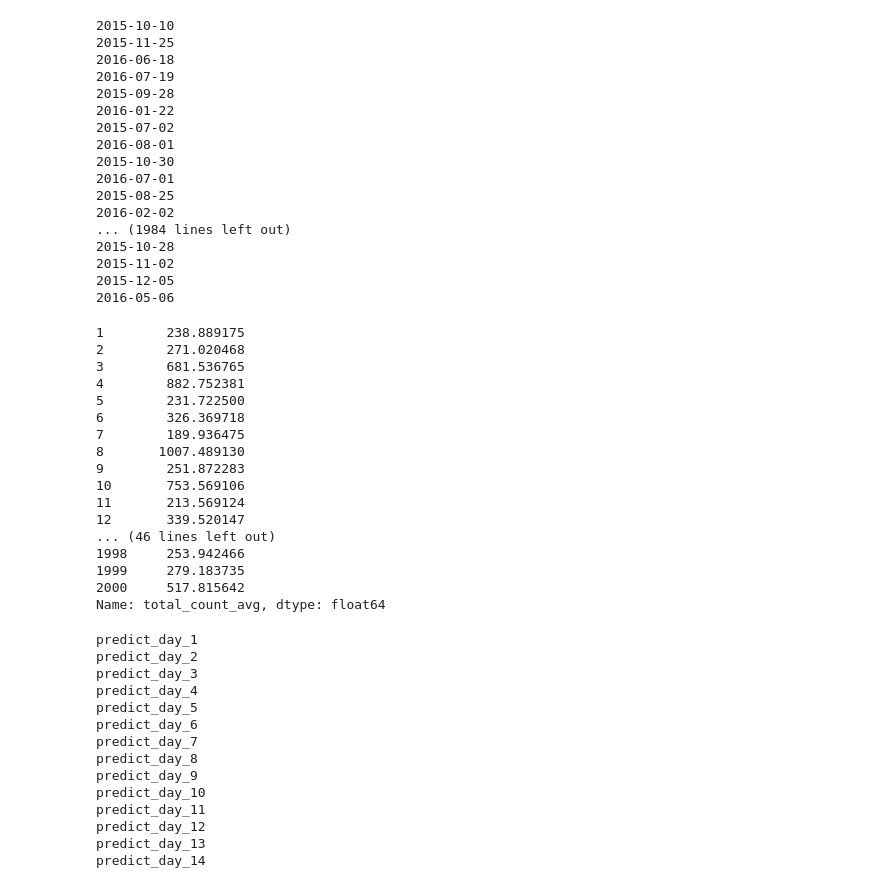
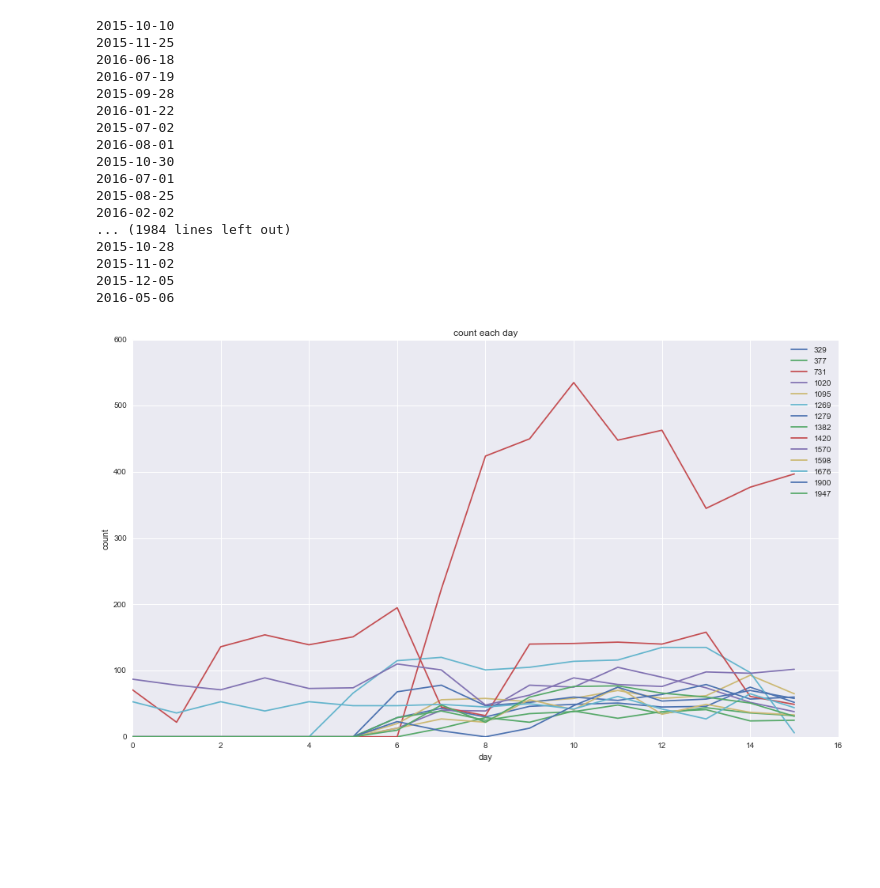
Before and after one commit to wakemeup-xyz/TianChi_IJCAI-17_sales_prediction_code, a Jupyter notebook: Explore Data & Analysis.ipynb, the cells around one changed output. Saved outputs shown, nothing was run; the diff lists cells and outputs as text; code cells hidden in the pictures; blank space fills up the shorter version.

```diff
--- a/Explore Data & Analysis.ipynb
+++ b/Explore Data & Analysis.ipynb
@@ -162,43 +177,3 @@ get_total_count_avg_the_whole_time()
 2015-11-02
 2015-12-05
 2016-05-06
-# %%
-shop_info['total_count_avg']
-# %% [output]
-1        238.889175
-2        271.020468
-3        681.536765
-4        882.752381
-5        231.722500
-6        326.369718
-7        189.936475
-8       1007.489130
-9        251.872283
-10       753.569106
-11       213.569124
-12       339.520147
-... (46 lines left out)
-1998     253.942466
-1999     279.183735
-2000     517.815642
-Name: total_count_avg, dtype: float64
-# %%
-for day_number in range(1,15): #1～14
-    predict_day_col = 'predict_day_'+str(day_number)
-    print predict_day_col
-    shop_info[predict_day_col] = shop_info['total_count_avg'].apply(lambda x:int(x))
-# %% [output]
-predict_day_1
-predict_day_2
-predict_day_3
-predict_day_4
-predict_day_5
-predict_day_6
-predict_day_7
-predict_day_8
-predict_day_9
-predict_day_10
-predict_day_11
-predict_day_12
-predict_day_13
-predict_day_14
@@ -206,0 +180,5 @@ day = dateRange('2015-07-01','2016-10-31')
+# %%
+
+draw_ids(shop_info[shop_info['2015-11-11']>0 ][shop_info['cate_2_name']=='便利店' ].index.unique()[0:20],start_date='2015-10-31',end_date='2015-11-15')
+# %% [output]
+[figure, added]
```
Also changed, not shown: parts of 6 cells of this notebook, 4 other files.
